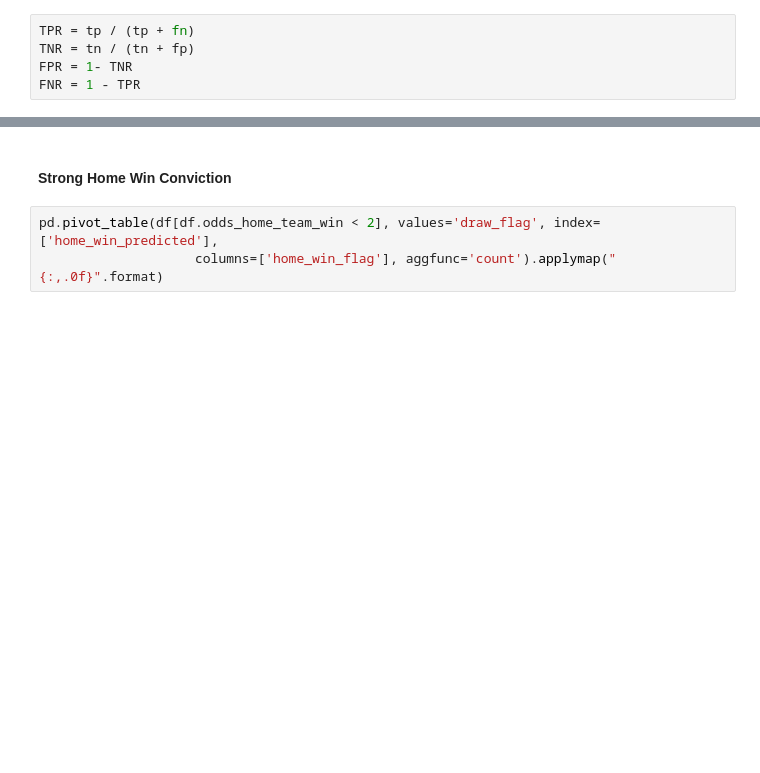
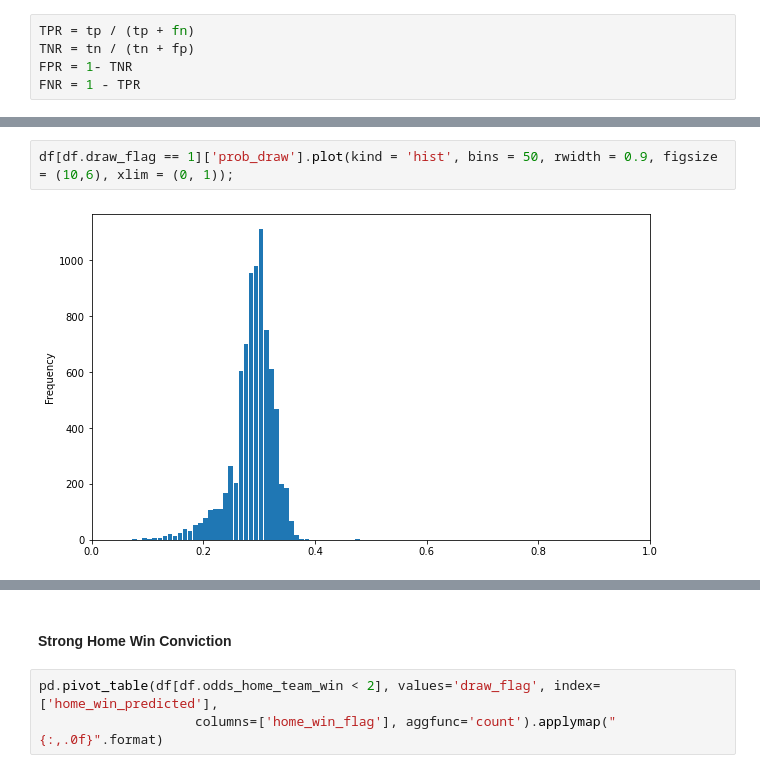
Before and after one commit to peterduronelly/datachallenge, a Jupyter notebook: 010_EDA.ipynb, the cells around one changed output, grey strips where cells are left out. Drawn from its saved outputs; the diff is of its cells as text; blank space fills up the shorter version.

```diff
--- a/010_EDA.ipynb
+++ b/010_EDA.ipynb
@@ -146,0 +201,4 @@ df[df.home_win_predicted == 1].plot(kind = 'scatter', x = 'odds_home_team_win',
+# %%
+df[df.draw_flag == 1]['prob_draw'].plot(kind = 'hist', bins = 50, rwidth = 0.9, figsize = (10,6), xlim = (0, 1));
+# %% [output]
+[figure, added]
```
Also changed, not shown: parts of 67 cells of this notebook, 17 other files.
